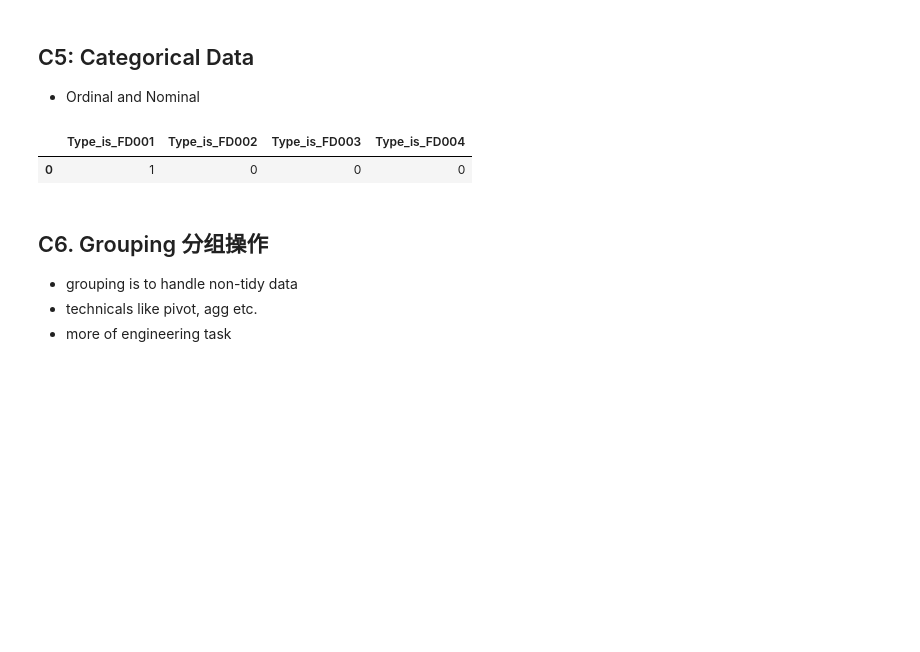
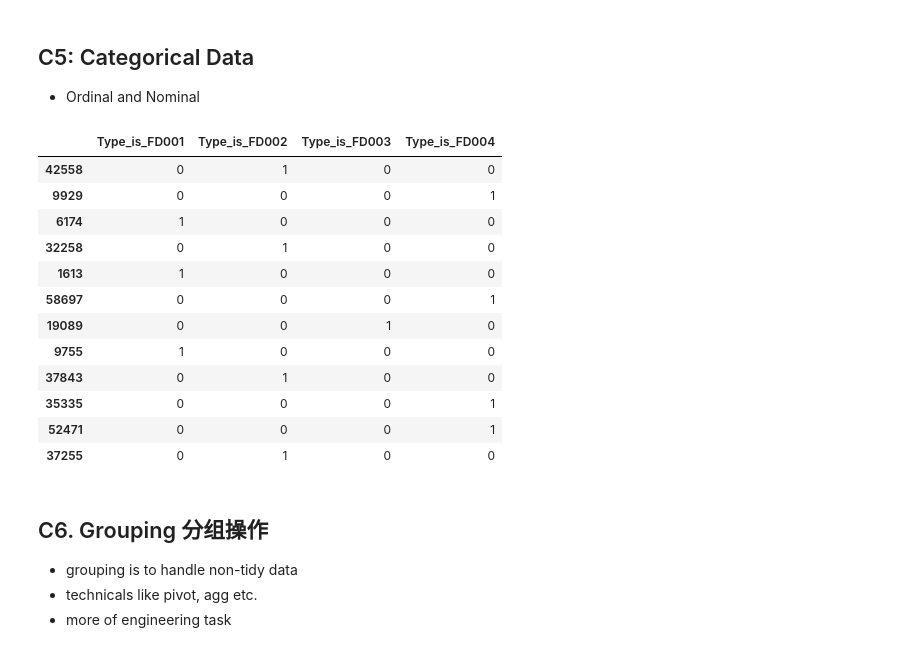
Before and after one commit to stemproaca/pdm, a Jupyter notebook: Classes/menu_C_a_FE.ipynb, the cells around one changed output. Cells and saved outputs as stored; diff of their text form; code cells hidden in the pictures; blank space fills up the shorter version.

Commit message:
Feature Selection

```diff
--- a/Classes/menu_C_a_FE.ipynb
+++ b/Classes/menu_C_a_FE.ipynb
@@ -805,14 +826,25 @@ ff = get_cate(DF_TRAIN)
 # %%
 # easier way, sklear get_dummies
 from sklearn.preprocessing import LabelEncoder
 tmp_fd = DF_TRAIN.copy()
-tmp_fd = tmp_fd.select_dtypes(include="object")
+tmp_fd = tmp_fd.select_dtypes(include="object") #string
 tmp_fd = pd.get_dummies(tmp_fd, columns=list(tmp_fd), prefix=["Type_is"] )
-tmp_fd.head(1)
+tmp_fd.sample(12)
 # merge with ma
 # %% [output]
 |  | Type_is_FD001 | Type_is_FD002 | Type_is_FD003 | Type_is_FD004 |
-| 0 | 1 | 0 | 0 | 0 |
+| 42558 | 0 | 1 | 0 | 0 |
+| 9929 | 0 | 0 | 0 | 1 |
+| 6174 | 1 | 0 | 0 | 0 |
+| 32258 | 0 | 1 | 0 | 0 |
+| 1613 | 1 | 0 | 0 | 0 |
+| 58697 | 0 | 0 | 0 | 1 |
+| 19089 | 0 | 0 | 1 | 0 |
+| 9755 | 1 | 0 | 0 | 0 |
+| 37843 | 0 | 1 | 0 | 0 |
+| 35335 | 0 | 0 | 0 | 1 |
+| 52471 | 0 | 0 | 0 | 1 |
+| 37255 | 0 | 1 | 0 | 0 |
 # %% [markdown]
 ## C6. Grouping 分组操作
 * grouping is to handle non-tidy data
```
Also changed, not shown: parts of 13 cells of this notebook, 10 other files.
